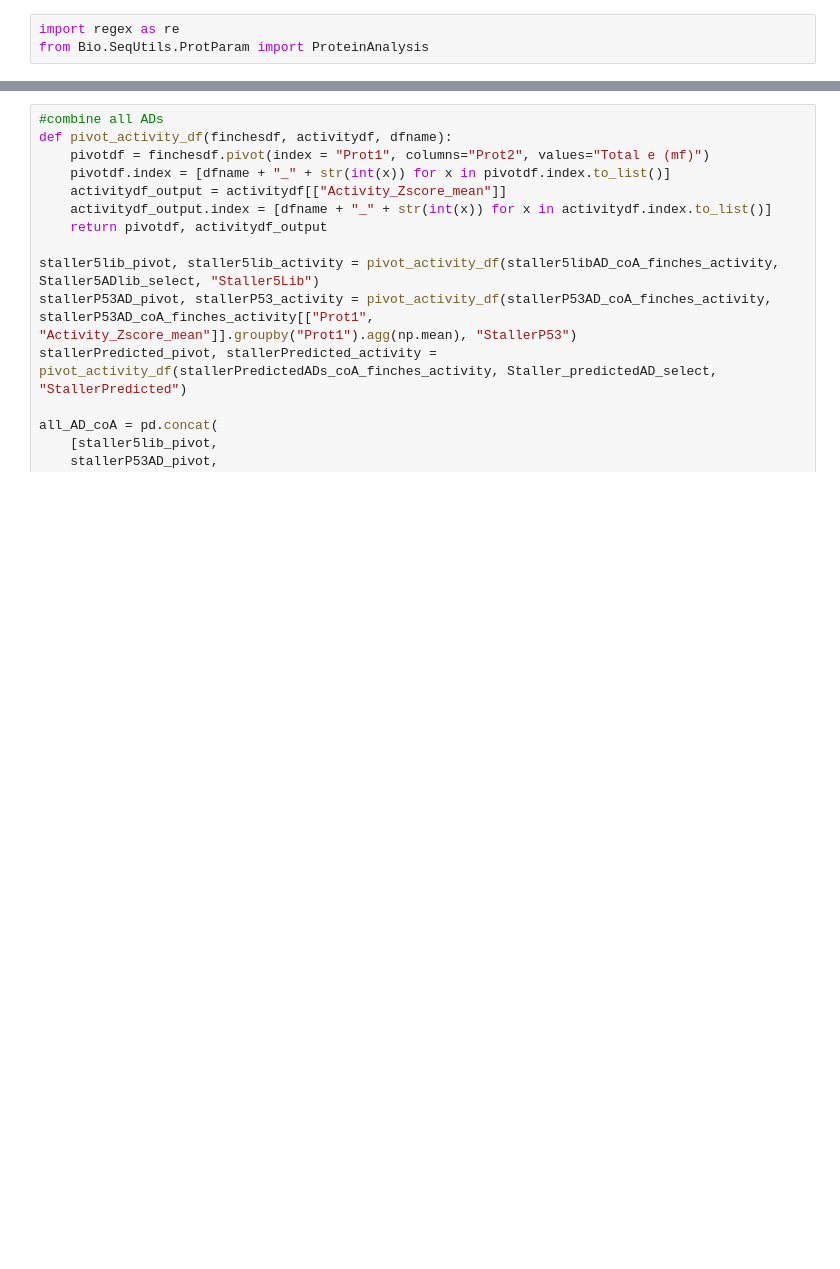
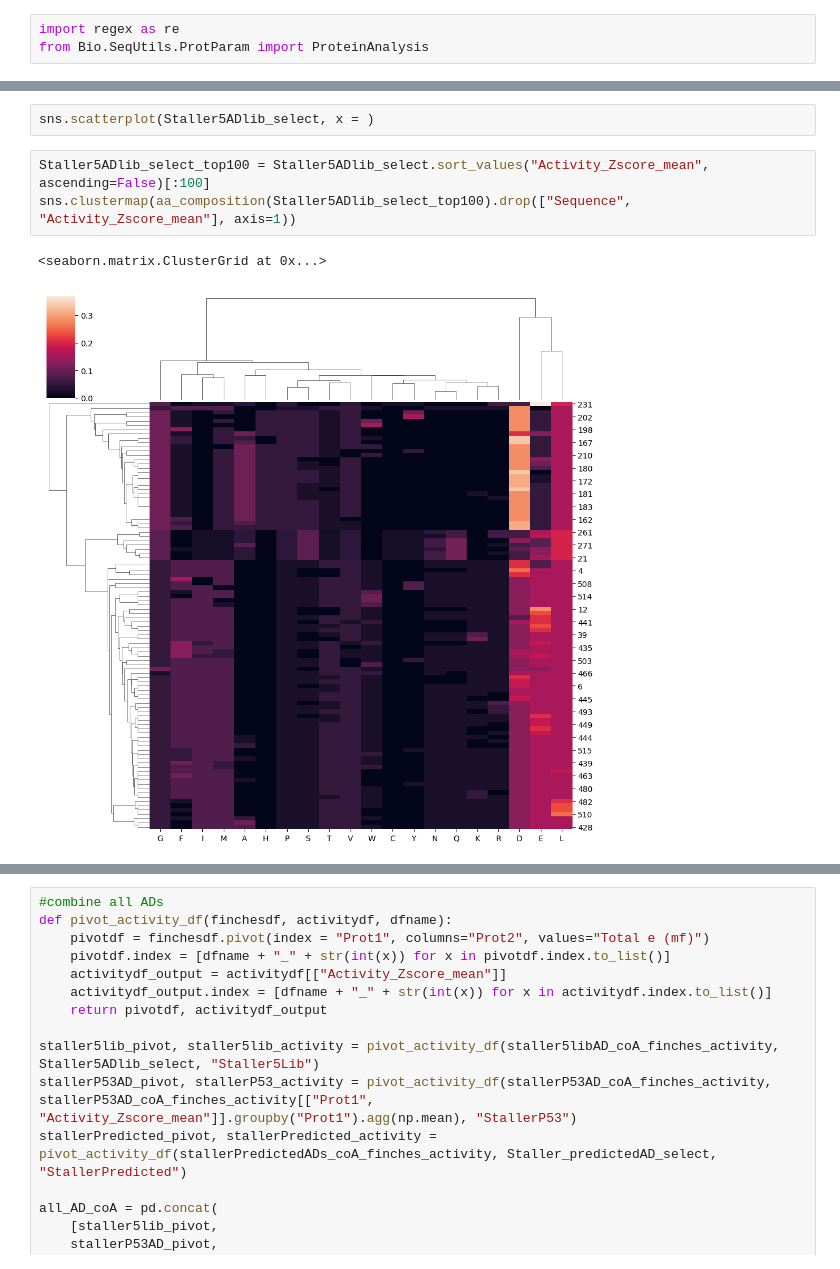
Before and after one commit to kinseylong/StallerRotation, a Jupyter notebook: finches_IDRs/AD_coA_analysis.ipynb, the cells around one changed output, grey strips where cells are left out. Saved outputs shown, nothing was run; the diff lists cells and outputs as text; blank space fills up the shorter version.

```diff
--- a/finches_IDRs/AD_coA_analysis.ipynb
+++ b/finches_IDRs/AD_coA_analysis.ipynb
@@ -216,0 +236,8 @@ coAS_features
+# %%
+sns.scatterplot(Staller5ADlib_select, x = )
+# %%
+Staller5ADlib_select_top100 = Staller5ADlib_select.sort_values("Activity_Zscore_mean", ascending=False)[:100]
+sns.clustermap(aa_composition(Staller5ADlib_select_top100).drop(["Sequence", "Activity_Zscore_mean"], axis=1))
+# %% [output]
+<seaborn.matrix.ClusterGrid at 0x...>
+[figure, added]
```
Also changed, not shown: parts of 20 cells of this notebook, 32 other files.
